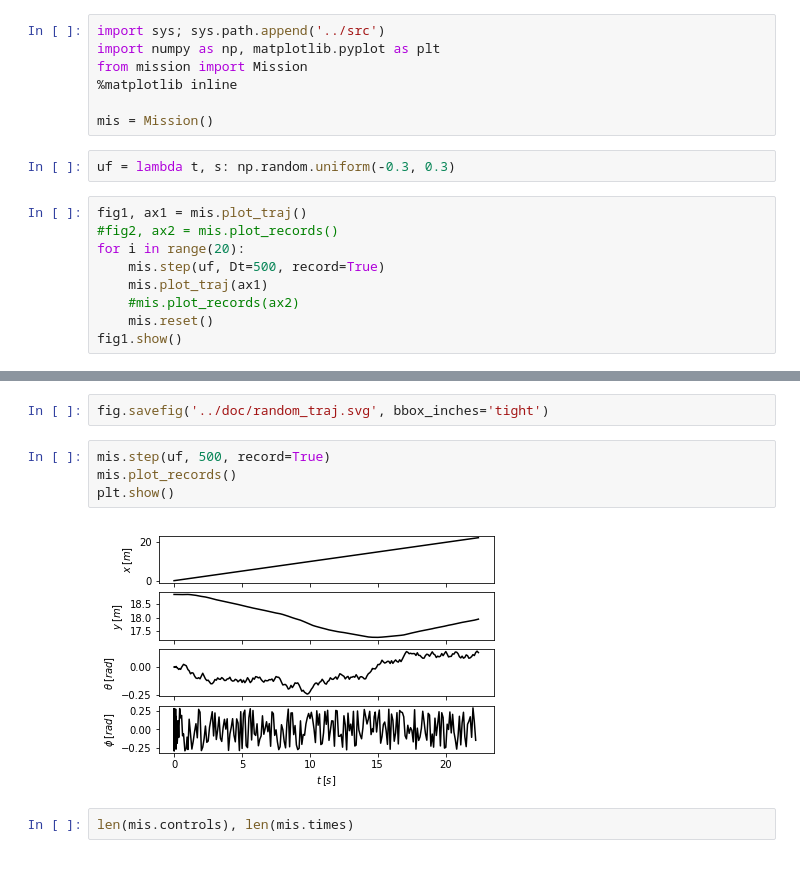
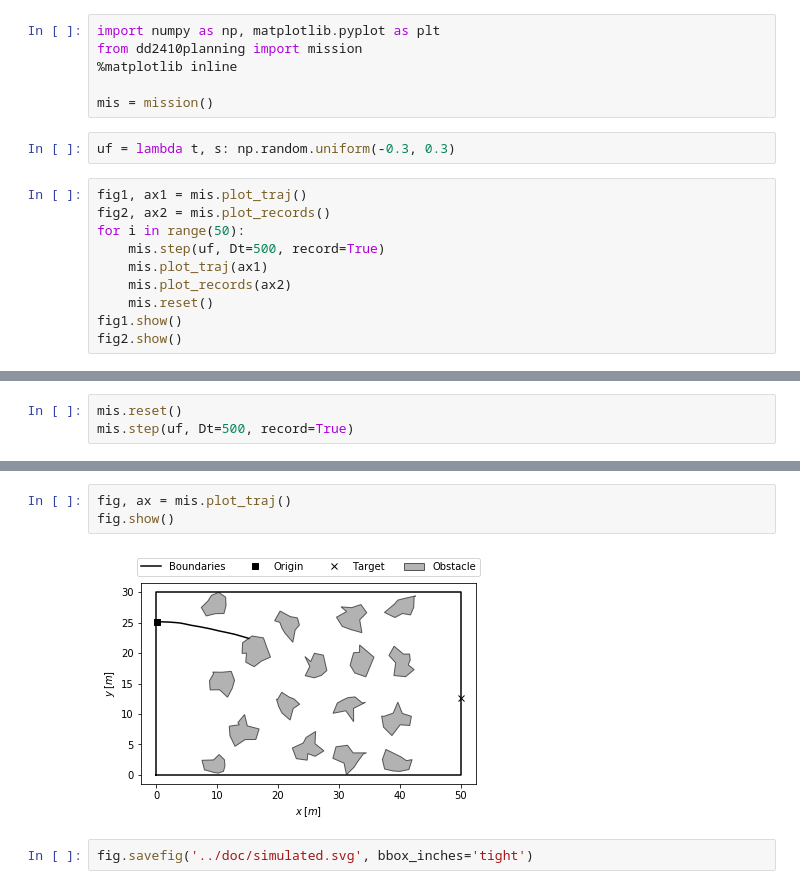
Before and after one commit to gitter-badger/kth-dd2410-planning, a Jupyter notebook: notebooks/Dubin's car obstacle avoidance.ipynb, the cells around one changed output, grey strips where cells are left out. Cells and saved outputs as stored; diff of their text form.

```diff
--- a/notebooks/Dubin's car obstacle avoidance.ipynb
+++ b/notebooks/Dubin's car obstacle avoidance.ipynb
@@ -19,20 +19,20 @@ Suppose that you must drive this car from an initial state $\mathbf{s}(t_0) = \m
 
 ![](env.png)
 # %%
-import sys; sys.path.append('../src')
 import numpy as np, matplotlib.pyplot as plt
-from mission import Mission
+from dd2410planning import mission
 %matplotlib inline
 
-mis = Mission()
+mis = mission()
 # %%
 uf = lambda t, s: np.random.uniform(-0.3, 0.3)
 # %%
 fig1, ax1 = mis.plot_traj()
-#fig2, ax2 = mis.plot_records()
-for i in range(20):
+fig2, ax2 = mis.plot_records()
+for i in range(50):
     mis.step(uf, Dt=500, record=True)
     mis.plot_traj(ax1)
-    #mis.plot_records(ax2)
+    mis.plot_records(ax2)
     mis.reset()
 fig1.show()
+fig2.show()
@@ -40,0 +42,3 @@ fig1.show()
+# %%
+mis.reset()
+mis.step(uf, Dt=500, record=True)
@@ -41,10 +84,7 @@ fig1.show()
+# %%
+fig, ax = mis.plot_traj()
+fig.show()
+# %% [output]
+[figure, added]
 # %%
-fig.savefig('../doc/random_traj.svg', bbox_inches='tight')
+fig.savefig('../doc/simulated.svg', bbox_inches='tight')
-# %%
-mis.step(uf, 500, record=True)
-mis.plot_records()
-plt.show()
-# %% [output]
-[figure, removed]
-# %%
-len(mis.controls), len(mis.times)
```
Also changed, not shown: parts of 4 cells of this notebook, 23 other files.
